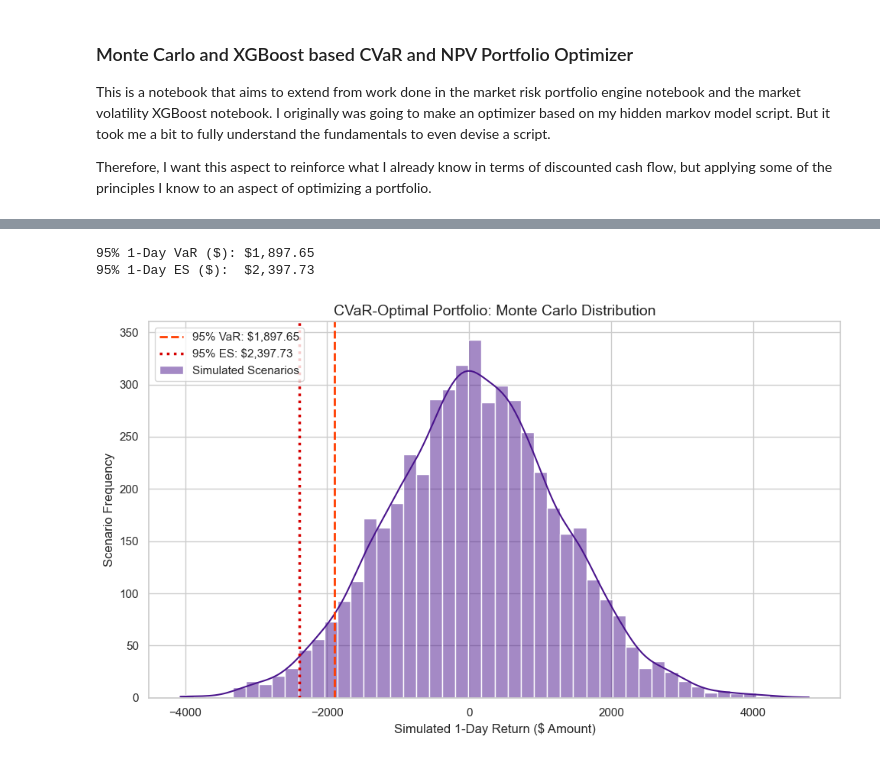
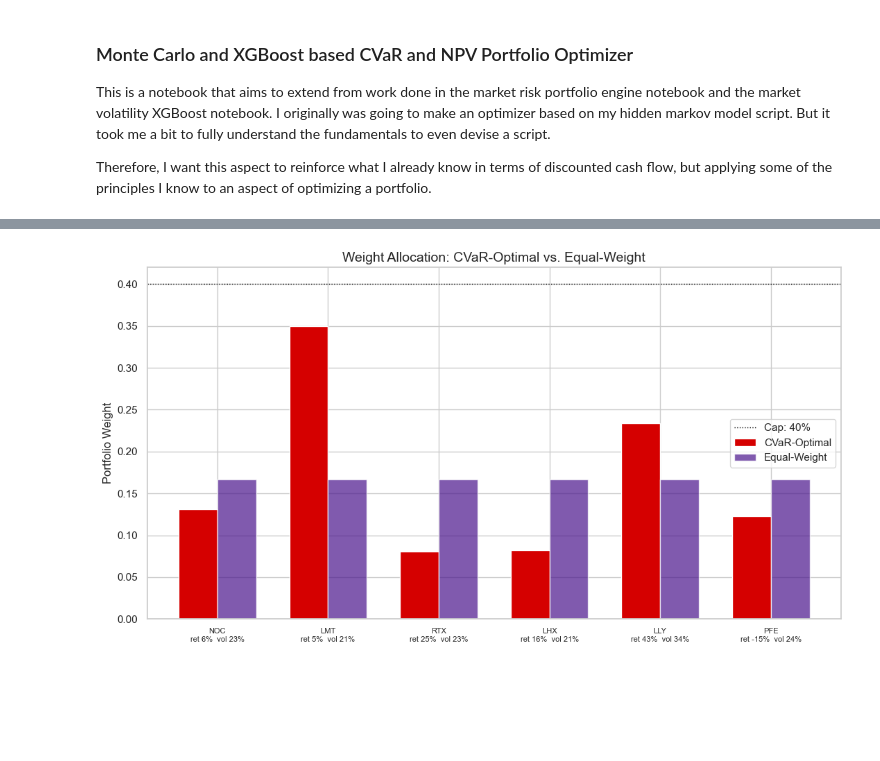
Before and after one commit to bekahaadams314/Market-Risk-Portfolio-Engine, a Jupyter notebook: market_portfolio_optimizer_using_monte_carlo.ipynb, the cells around one changed output, grey strips where cells are left out. Saved outputs shown, nothing was run; the diff lists cells and outputs as text; code cells hidden in the pictures; blank space fills up the shorter version.

Commit message:
Portfolio Optimizer using Monte Carlo, XGBoost and CVaR

```diff
--- a/market_portfolio_optimizer_using_monte_carlo.ipynb
+++ b/market_portfolio_optimizer_using_monte_carlo.ipynb
@@ -40,0 +47,10 @@ n_assets = len(tickers)
+# %%
+# Pre-ticker annualized return and volatility from the recent window.
+# This is a sanity check for weights
+
+annualized_return = returns.mean() * 252
+annualized_vol = returns.std() * np.sqrt(252)
+
+print('Per-Ticker Annualized Return / Volatility (recent window):')
+for ticker in tickers:
+    print(f'  {ticker}: return={annualized_return[ticker]:.4f}  vol={annualized_vol[ticker]:.4f}')
@@ -41,7 +65,4 @@ n_assets = len(tickers)
 # %%
-# XGBoost volatility forecast, per asset
-# This employs the same set up used in the XGBoost notebook
-
 volatility_dates = range(1, 6)
 forecast_horizon = 5
 
@@ -49,7 +70,7 @@ forecasted_vols = {}
 
 for ticker in tickers:
     df = pd.DataFrame()
-    df['Log_Return'] = log_returns[ticker]
+    df['Log_Return'] = vol_log_returns[ticker]
     df['Volatility'] = df['Log_Return'].rolling(window=21).std() * np.sqrt(252)
 
     for lag in volatility_dates:
@@ -99,10 +119,10 @@ Mean Returns Annual: [0.14589321 0.38235304 0.11026011 0.13067444 0.03584509 0.1
 # a number that I look to look into. In reality, I can check and see if 10000 is even necessary
 # I can look at 1000 to start
 
-num_scenarios =5000  # scenario count for the CVaR optimization (LP-sized)
+num_scenarios = 8000  # scenario count for the cvar optimization (lp-sized)
 scenario_returns = np.random.multivariate_normal(
-    mean_returns_annual/252,  # daily mean
-    cov_forecast/252,         # daily covariance
+    mean_returns_annual / 252,  # daily mean
+    cov_forecast / 252,         # daily covariance
     size=num_scenarios,
 )
 
@@ -166,36 +190,22 @@ CVaR-Minimizing Weights:
-# %%
-# Full scale Monte Carlo VaR/ES on CVaR optimized portfolio
-
-initial_portfolio_value = 1e5
-num_simulations = int(num_scenarios)
-
-sim_returns = np.random.multivariate_normal(
-    mean_returns_annual / 252, cov_forecast / 252, size=num_simulations
-)
-sim_portfolio_returns = sim_returns @ cvar_weights
-sim_portfolio_dollar_losses = initial_portfolio_value * sim_portfolio_returns
-
-var_pct = np.percentile(sim_portfolio_returns, (1 - confidence_level) * 100)
-var_dollar = initial_portfolio_value * var_pct
-tail_losses = sim_portfolio_returns[sim_portfolio_returns <= var_pct]
-es_pct = tail_losses.mean()
-es_dollar = initial_portfolio_value * es_pct
-
-print(f'\n95% 1-Day VaR ($): ${abs(var_dollar):,.2f}')
-print(f'95% 1-Day ES ($):  ${abs(es_dollar):,.2f}')
-
-sns.set_theme(style='whitegrid')
-plt.figure(figsize=(10, 6))
-sns.histplot(sim_portfolio_dollar_losses, kde=True, color='#4A148C', label='Simulated Scenarios')
-plt.axvline(var_dollar, color='#FF3D00', linestyle='--', linewidth=2, label=f'95% VaR: ${abs(var_dollar):,.2f}')
-plt.axvline(es_dollar, color='#D50000', linestyle=':', linewidth=2.5, label=f'95% ES: ${abs(es_dollar):,.2f}')
-plt.title('CVaR-Optimal Portfolio: Monte Carlo Distribution', fontsize=14)
-plt.xlabel('Simulated 1-Day Return ($ Amount)')
-plt.ylabel('Scenario Frequency')
-plt.legend(loc='upper left')
-plt.tight_layout()
-plt.show()
-# %% [output]
-95% 1-Day VaR ($): $1,897.65
-95% 1-Day ES ($):  $2,397.73
-[figure, removed]
+# %%
+equal_weights_preview = np.full(n_assets, 1.0 / n_assets)
+
+x = np.arange(n_assets)
+bar_width = 0.35
+
+tick_labels = [
+    f'{t}\nret {annualized_return[t]:.0%}  vol {annualized_vol[t]:.0%}' for t in tickers
+]
+
+plt.figure(figsize=(11, 6))
+plt.bar(x - bar_width / 2, cvar_weights, bar_width, color='#D50000', label='CVaR-Optimal')
+plt.bar(x + bar_width / 2, equal_weights_preview, bar_width, color='#4A148C', alpha=0.7, label='Equal-Weight')
+plt.axhline(effective_cap, color='black', linestyle=':', linewidth=1, label=f'Cap: {effective_cap:.0%}')
+plt.xticks(x, tick_labels, fontsize=8)
+plt.ylabel('Portfolio Weight')
+plt.title('Weight Allocation: CVaR-Optimal vs. Equal-Weight', fontsize=14)
+plt.legend(loc='best')
+plt.tight_layout()
+plt.show()
+# %% [output]
+[figure, added]
```
Also changed, not shown: parts of 9 cells of this notebook.
